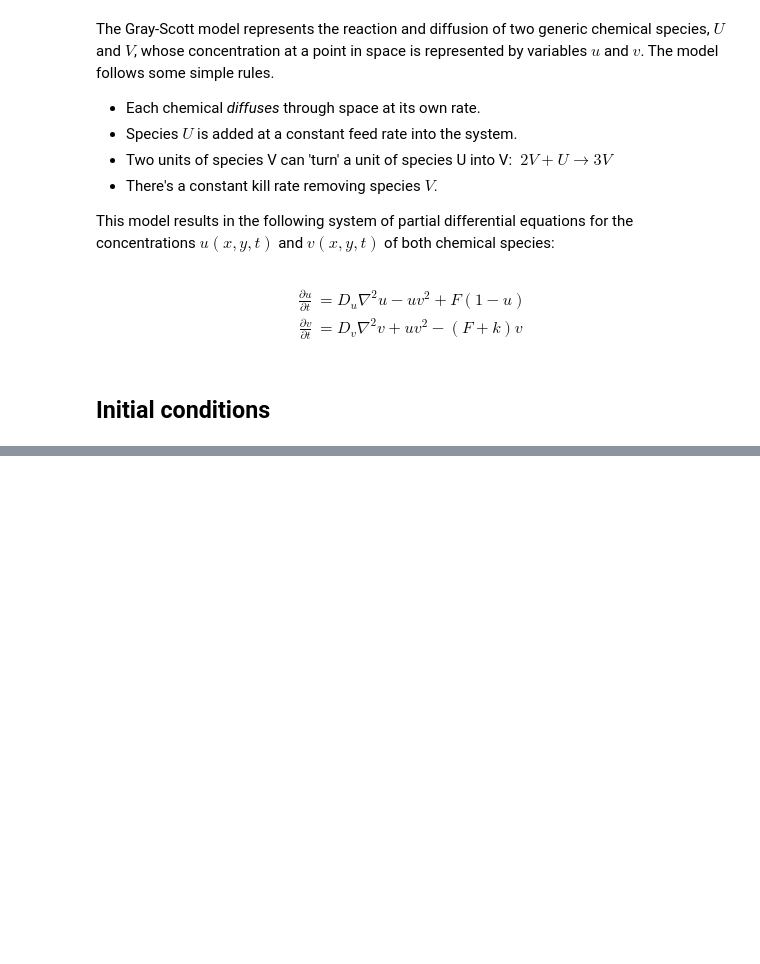
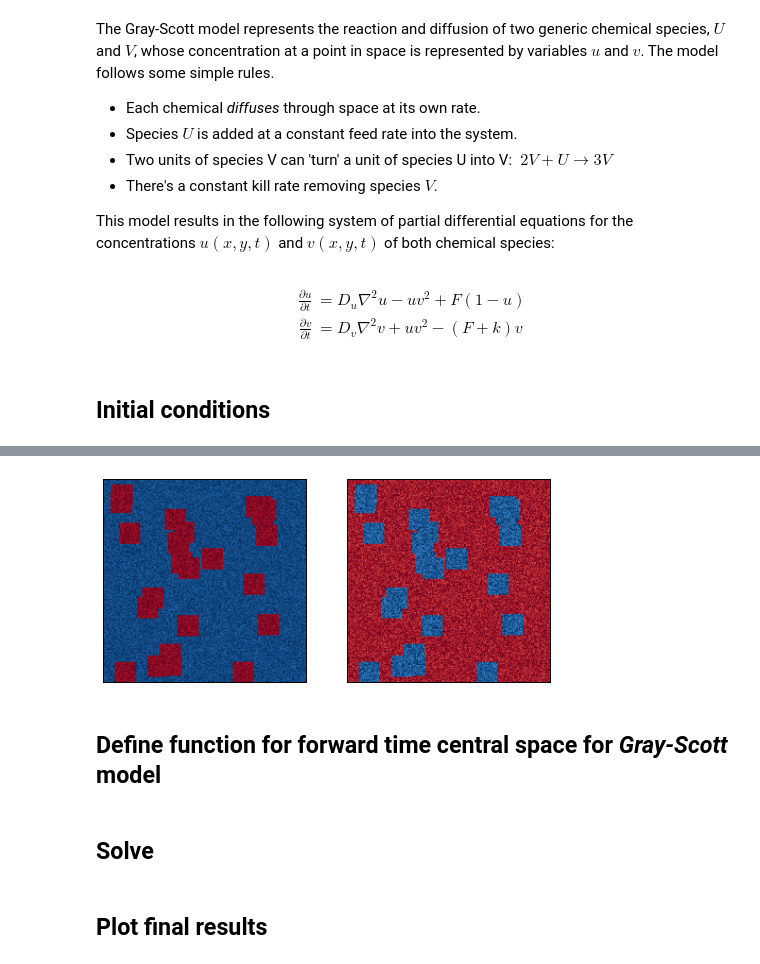
Before and after one commit to Ccaccia73/MAE6286-nb, a Jupyter notebook: 04_reaction_diffusion.ipynb, the cells around one changed output, grey strips where cells are left out. Cells and saved outputs as stored; diff of their text form; code cells hidden in the pictures; blank space fills up the shorter version.

Commit message:
implementation of ftcs for Gray Scott model

```diff
--- a/04_reaction_diffusion.ipynb
+++ b/04_reaction_diffusion.ipynb
@@ -36,6 +48,6 @@ nt = int(T/dt)
 # %% [markdown]
 ## Initial conditions
 # %%
-uvinitial = numpy.load('./data/uvinitial.npz')
+uvinitial = np.load('./data/uvinitial.npz')
 U = uvinitial['U']
 V = uvinitial['V']
@@ -41,0 +72,12 @@ V = uvinitial['V']
+# %%
+fig = plt.figure(figsize=(8,5))
+plt.subplot(121)
+plt.imshow(U, cmap = cm.RdBu)
+plt.xticks([]), plt.yticks([]);
+plt.subplot(122)
+plt.imshow(V, cmap = cm.RdBu)
+plt.xticks([]), plt.yticks([]);
+# %% [output]
+[figure, added]
+# %% [markdown]
+## Define function for **forward time central space** for *Gray-Scott* model
@@ -41,0 +109,2 @@ V = uvinitial['V']
+# %% [markdown]
+## Solve
@@ -41,0 +115,2 @@ V = uvinitial['V']
+# %% [markdown]
+## Plot final results
```
Also changed, not shown: parts of 13 cells of this notebook.
